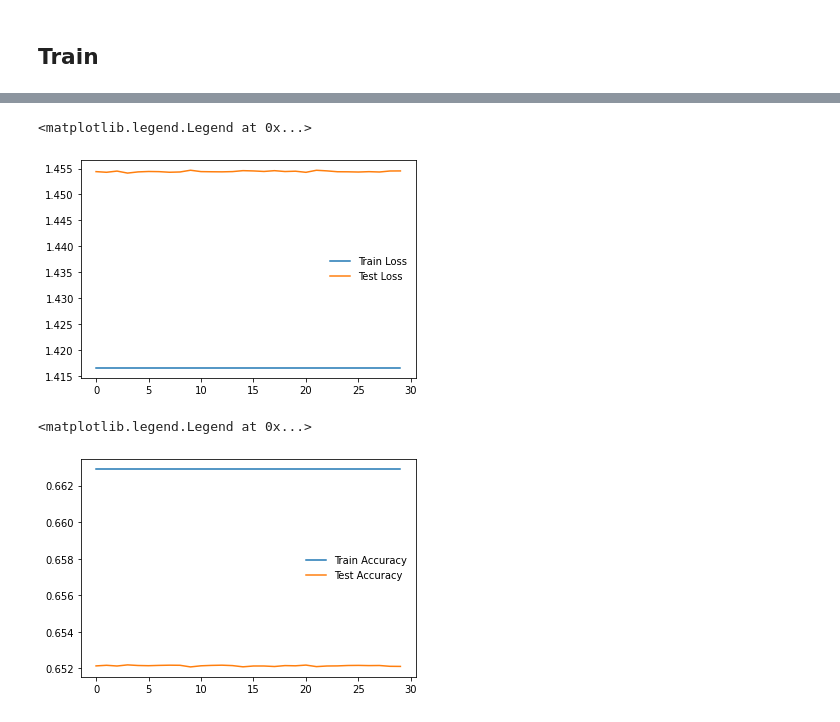
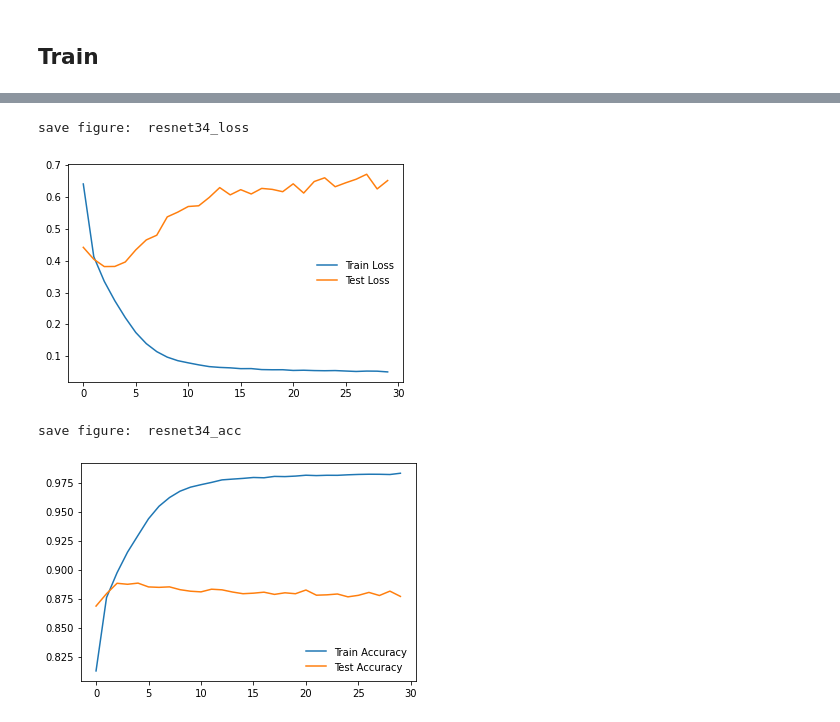
Before and after one commit to watchstep/draw9, a Jupyter notebook: model/main.ipynb, the cells around one changed output, grey strips where cells are left out. Saved outputs shown, nothing was run; the diff lists cells and outputs as text; code cells hidden in the pictures.

```diff
--- a/model/main.ipynb
+++ b/model/main.ipynb
@@ -243,0 +208,4 @@ ResNet(
+# %%
+model = resnet34(30).to(DEVICE)
+
+model
@@ -244,6 +230,5 @@ ResNet(
 # %%
-optimizer = optim.Adam(resnet50.parameters(), lr=1e-4)
-sheduler = optim.lr_scheduler.CosineAnnealingLR(optimizer, T_max=100, eta_min=0.001)
+optimizer = optim.Adam(model.parameters(), lr=1e-4)
+scheduler = optim.lr_scheduler.CosineAnnealingLR(optimizer, T_max=100, eta_min=0.001)
+
 criterion = nn.CrossEntropyLoss()
-
-resnet50
@@ -300,7 +267,7 @@ def train(model, train_loader, criterion, optimizer, DEVICE):
     model.train()
 
     for (X, y) in train_loader:
-        X = X.float().to(DEVICE)
+        X = X.type(torch.float32).to(DEVICE)
         y = y.type(torch.LongTensor).to(DEVICE)
 
         # preciction error
@@ -335,7 +302,7 @@ def evaluate(model, test_loader, criterion, DEVICE):
 
     with torch.no_grad():
         for (X, y) in test_loader:
-            X = X.float().to(DEVICE)
+            X = X.type(torch.float32).to(DEVICE)
             y = y.type(torch.LongTensor).to(DEVICE)
 
             y_pred = model(X)
@@ -387,7 +354,7 @@ for epoch in range(EPOCHS):
     start_time = time.time()
     train_loss, train_acc, train_loss_list, train_acc_list = train(model, train_loader, criterion, optimizer,DEVICE)
     valid_loss, valid_acc, test_loss_list, test_acc_list = evaluate(model, test_loader, criterion, DEVICE)
-    sheduler.step()
+    scheduler.step()
 
     #Saving model whenver the best validation loss is obtained
     if valid_loss < best_valid_loss:
@@ -421,16 +388,18 @@ Epoch: 30    | Epoch Time: 0m 12s
 # %%
 #collapse-hide
 plt.plot(train_loss_list, label='Train Loss')
 plt.plot(test_loss_list, label='Test Loss')
 plt.legend(frameon=False)
+save_figure('resnet34_loss')
 # %% [output]
-<matplotlib.legend.Legend at 0x...>
+save figure:  resnet34_loss
-[figure, old version]
+[figure, new version]
 # %%
 #collapse-hide
 plt.plot(train_acc_list, label='Train Accuracy')
 plt.plot(test_acc_list, label='Test Accuracy')
 plt.legend(frameon=False)
+save_figure('resnet34_acc')
 # %% [output]
-<matplotlib.legend.Legend at 0x...>
+save figure:  resnet34_acc
-[figure, old version]
+[figure, new version]
```
Also changed, not shown: parts of 13 cells of this notebook, 8 other files.
